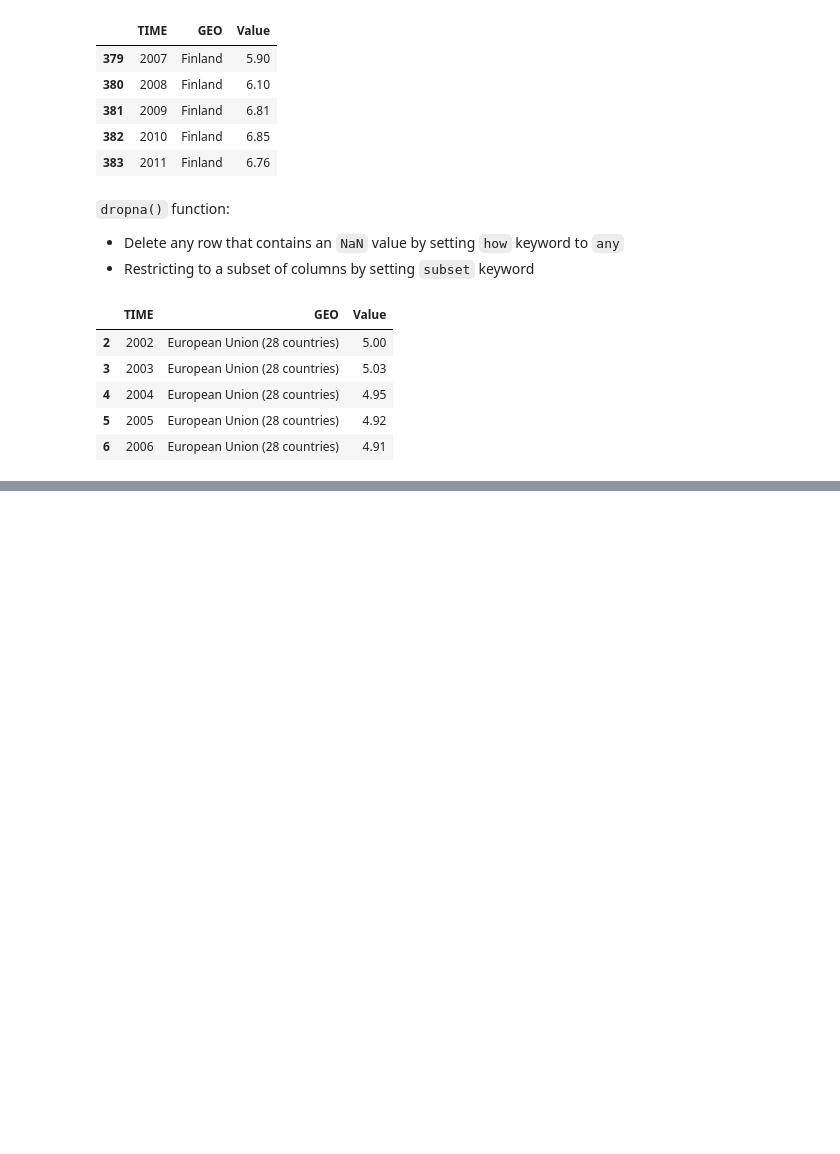
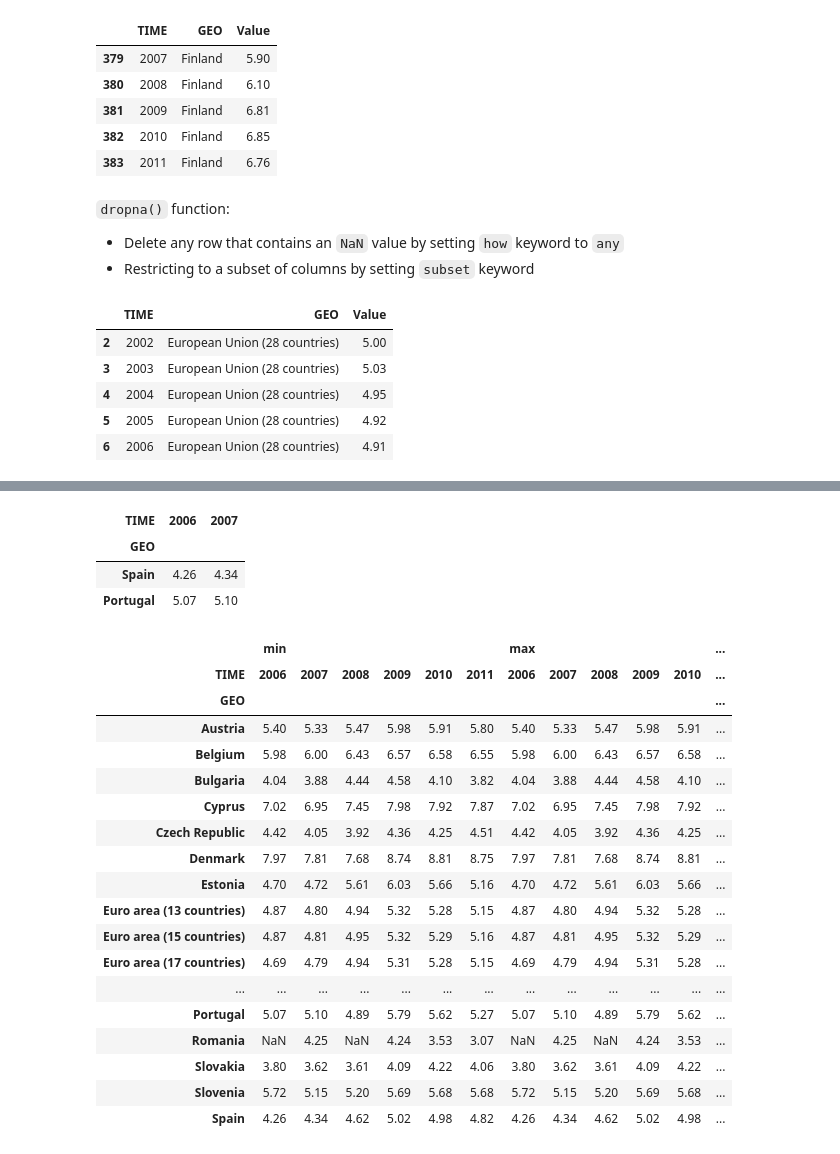
Before and after one commit to devNavraj/Learning-Data-Science, a Jupyter notebook: intro_to_data_science/intro_data_science_1.ipynb, the cells around one changed output, grey strips where cells are left out. Saved outputs shown, nothing was run; the diff lists cells and outputs as text; code cells hidden in the pictures; blank space fills up the shorter version.

```diff
--- a/intro_to_data_science/intro_data_science_1.ipynb
+++ b/intro_to_data_science/intro_data_science_1.ipynb
@@ -334,0 +349,3 @@ eduDrop.head()
+# %%
+edu.sort_values(by='Value', ascending=False, inplace=True)
+edu.head()
@@ -334,0 +359,3 @@ eduDrop.head()
+# %%
+edu.sort_index(axis=0, ascending=True, inplace=True)
+edu.head()
@@ -334,0 +386,3 @@ eduDrop.head()
+# %%
+filtered_data = edu[edu['TIME'] > 2005]
+filtered_data
@@ -334,0 +430,36 @@ eduDrop.head()
+# %%
+pivedu.loc[['Spain', 'Portugal'], [2006, 2007]]
+# %% [output]
+| TIME | 2006 | 2007 |
+| GEO |  |  |
+| Spain | 4.26 | 4.34 |
+| Portugal | 5.07 | 5.10 |
+# %%
+pivedu_agg = pd.pivot_table(
+    filtered_data,
+    values = 'Value',
+    index = ['GEO'],
+    columns = ['TIME'],
+    aggfunc = {'Value': ["min", "max", "mean"]} #["min", "max", "mean"]
+)
+pivedu_agg
+# %% [output]
+|  | min |  |  |  |  |  | max |  |  |  |  | ... |
+| TIME | 2006 | 2007 | 2008 | 2009 | 2010 | 2011 | 2006 | 2007 | 2008 | 2009 | 2010 | ... |
+| GEO |  |  |  |  |  |  |  |  |  |  |  | ... |
+| Austria | 5.40 | 5.33 | 5.47 | 5.98 | 5.91 | 5.80 | 5.40 | 5.33 | 5.47 | 5.98 | 5.91 | ... |
+| Belgium | 5.98 | 6.00 | 6.43 | 6.57 | 6.58 | 6.55 | 5.98 | 6.00 | 6.43 | 6.57 | 6.58 | ... |
+| Bulgaria | 4.04 | 3.88 | 4.44 | 4.58 | 4.10 | 3.82 | 4.04 | 3.88 | 4.44 | 4.58 | 4.10 | ... |
+| Cyprus | 7.02 | 6.95 | 7.45 | 7.98 | 7.92 | 7.87 | 7.02 | 6.95 | 7.45 | 7.98 | 7.92 | ... |
+| Czech Republic | 4.42 | 4.05 | 3.92 | 4.36 | 4.25 | 4.51 | 4.42 | 4.05 | 3.92 | 4.36 | 4.25 | ... |
+| Denmark | 7.97 | 7.81 | 7.68 | 8.74 | 8.81 | 8.75 | 7.97 | 7.81 | 7.68 | 8.74 | 8.81 | ... |
+| Estonia | 4.70 | 4.72 | 5.61 | 6.03 | 5.66 | 5.16 | 4.70 | 4.72 | 5.61 | 6.03 | 5.66 | ... |
+| Euro area (13 countries) | 4.87 | 4.80 | 4.94 | 5.32 | 5.28 | 5.15 | 4.87 | 4.80 | 4.94 | 5.32 | 5.28 | ... |
+| Euro area (15 countries) | 4.87 | 4.81 | 4.95 | 5.32 | 5.29 | 5.16 | 4.87 | 4.81 | 4.95 | 5.32 | 5.29 | ... |
+| Euro area (17 countries) | 4.69 | 4.79 | 4.94 | 5.31 | 5.28 | 5.15 | 4.69 | 4.79 | 4.94 | 5.31 | 5.28 | ... |
+| ... | ... | ... | ... | ... | ... | ... | ... | ... | ... | ... | ... | ... |
+| Portugal | 5.07 | 5.10 | 4.89 | 5.79 | 5.62 | 5.27 | 5.07 | 5.10 | 4.89 | 5.79 | 5.62 | ... |
+| Romania | NaN | 4.25 | NaN | 4.24 | 3.53 | 3.07 | NaN | 4.25 | NaN | 4.24 | 3.53 | ... |
+| Slovakia | 3.80 | 3.62 | 3.61 | 4.09 | 4.22 | 4.06 | 3.80 | 3.62 | 3.61 | 4.09 | 4.22 | ... |
+| Slovenia | 5.72 | 5.15 | 5.20 | 5.69 | 5.68 | 5.68 | 5.72 | 5.15 | 5.20 | 5.69 | 5.68 | ... |
+| Spain | 4.26 | 4.34 | 4.62 | 5.02 | 4.98 | 4.82 | 4.26 | 4.34 | 4.62 | 5.02 | 4.98 | ... |
```
Also changed, not shown: parts of 15 cells of this notebook.
